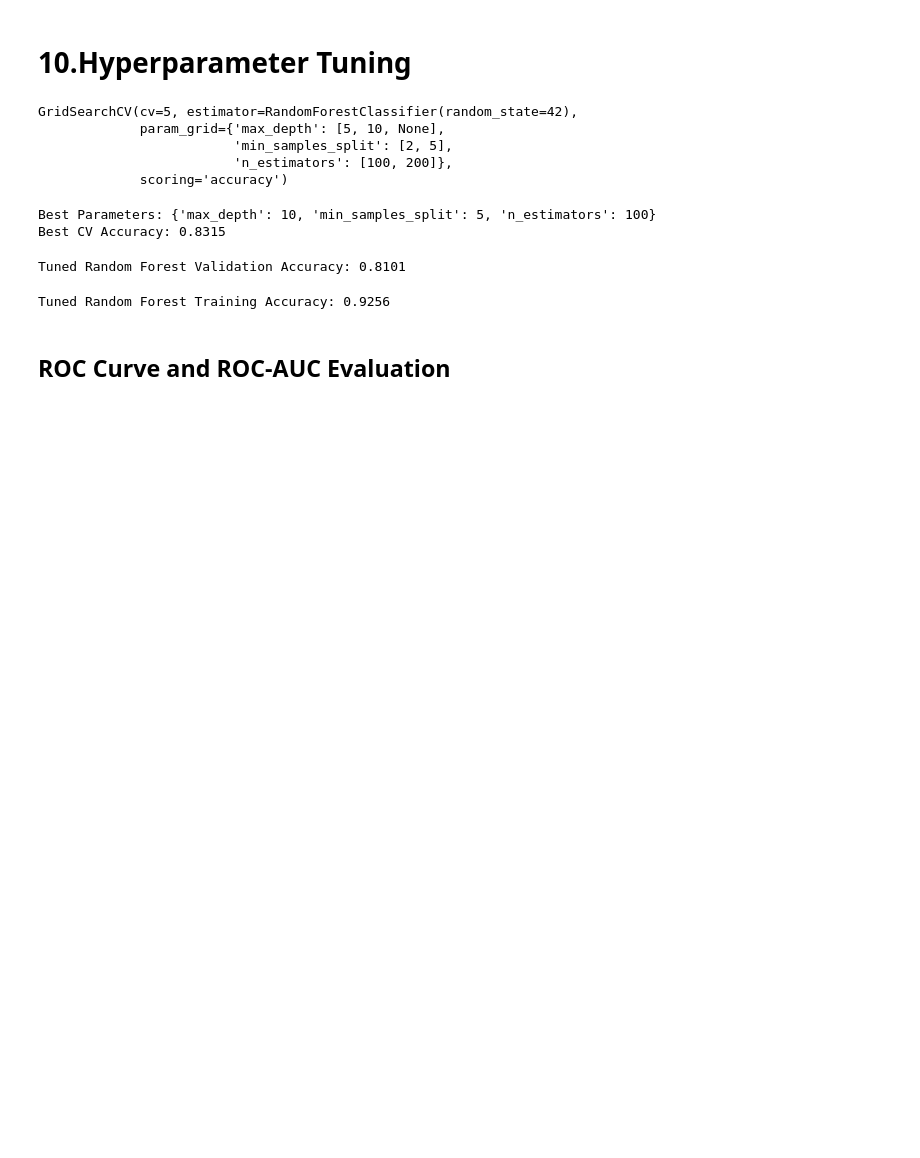
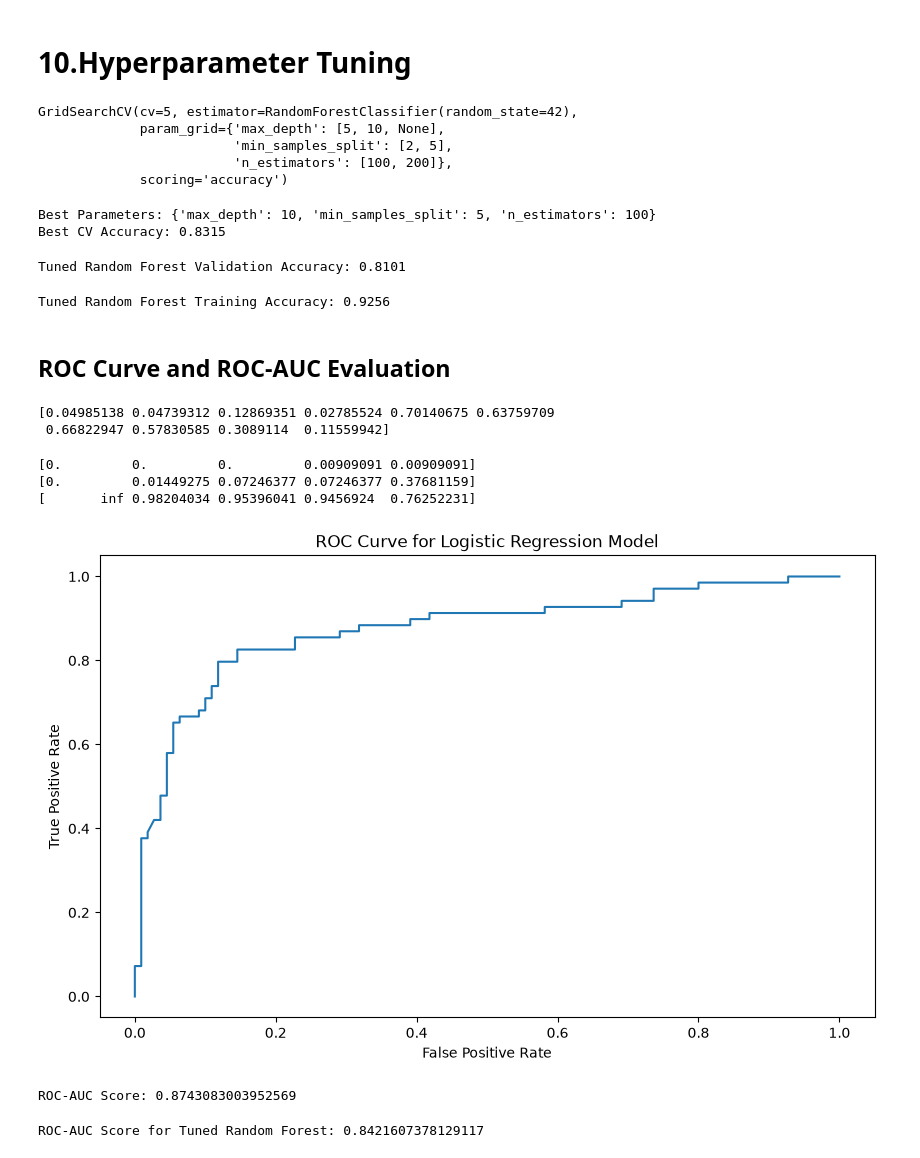
Before and after one commit to alitokgoz7/Titanic-data-science, a Jupyter notebook: notebooks/titanic_analysis.ipynb, the cells around one changed output. Drawn from its saved outputs; the diff is of its cells as text; code cells hidden in the pictures; blank space fills up the shorter version.

Commit message:
Refactor preprocessing, feature engineering, and model training

```diff
--- a/notebooks/titanic_analysis.ipynb
+++ b/notebooks/titanic_analysis.ipynb
@@ -910,3 +910,9 @@ print("Tuned Random Forest Training Accuracy:", tuned_rf_train_accuracy)
 Tuned Random Forest Training Accuracy: 0.9256
 # %% [markdown]
 ## ROC Curve and ROC-AUC Evaluation
+# %%
+y_proba = model.predict_proba(X_val)[:,1]  # Probability of the positive class
+print(y_proba[:10])  # Display the first 10 rows of predicted probabilities
+# %% [output]
+[0.04985138 0.04739312 0.12869351 0.02785524 0.70140675 0.63759709
+ 0.66822947 0.57830585 0.3089114  0.11559942]
@@ -912,0 +921,31 @@ Tuned Random Forest Training Accuracy: 0.9256
+# %%
+fpr, tpr, thresholds = roc_curve(y_val, y_proba)
+
+print(fpr[:5])
+print(tpr[:5])
+print(thresholds[:5])
+# %% [output]
+[0.         0.         0.         0.00909091 0.00909091]
+[0.         0.01449275 0.07246377 0.07246377 0.37681159]
+[       inf 0.98204034 0.95396041 0.9456924  0.76252231]
+# %%
+plt.figure(figsize=(10, 6))
+plt.plot(fpr,tpr,label="ROC Curve")
+plt.xlabel("False Positive Rate")
+plt.ylabel("True Positive Rate")
+plt.title("ROC Curve for Logistic Regression Model")
+plt.show()
+# %% [output]
+[figure, added]
+# %%
+auc_score  = roc_auc_score(y_val,y_proba)
+
+print("ROC-AUC Score:", auc_score)
+# %% [output]
+ROC-AUC Score: 0.8743083003952569
+# %%
+rf_y_proba = best_rf_model.predict_proba(X_val)[:,1]  # Probability of the positive class for Random Forest
+rf_auc_score  = roc_auc_score(y_val,rf_y_proba)
+print("ROC-AUC Score for Tuned Random Forest:", rf_auc_score)
+# %% [output]
+ROC-AUC Score for Tuned Random Forest: 0.8421607378129117
```
Also changed, not shown: parts of 23 cells of this notebook, 7 other files.
